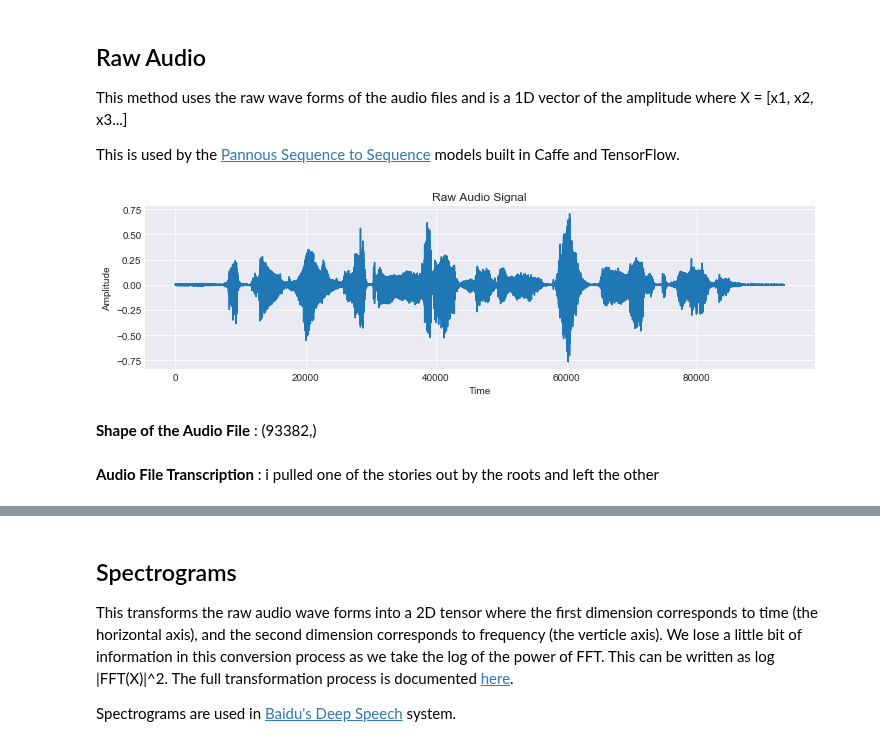
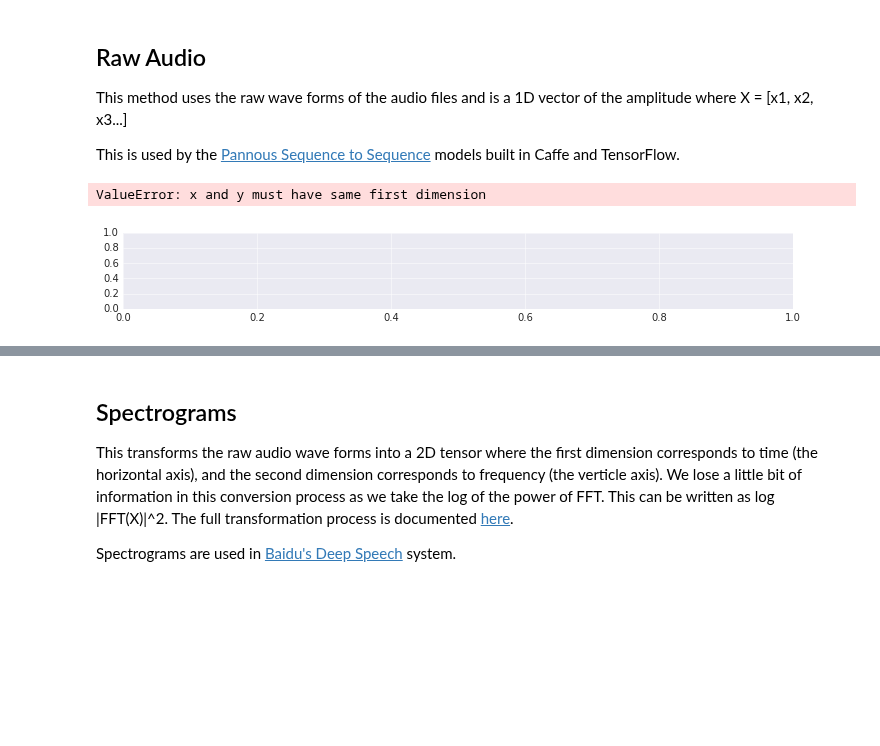
Before and after one commit to bricewalker/Hey-Jetson, a Jupyter notebook: Speech.ipynb, the cells around one changed output, grey strips where cells are left out. Cells and saved outputs as stored; diff of their text form; code cells hidden in the pictures; blank space fills up the shorter version.

```diff
--- a/Speech.ipynb
+++ b/Speech.ipynb
@@ -517,12 +515,12 @@ def vis_train_features(index):
     # Obtain text label
     vis_text = audio_gen.train_texts[index]
     # Obtain raw audio
-    vis_raw_audio, _ = librosa.load(vis_audio_path)
+    sample_rate, samples = wav.read(vis_audio_path)
     # Print total number of training examples
     print('There are %d total training examples.' % len(audio_gen.train_audio_paths))
     # Return labels for plotting
-    return vis_text, vis_raw_audio, vis_mfcc_feature, vis_spectrogram_feature, vis_audio_path
+    return vis_text, sample_rate, samples, vis_mfcc_feature, vis_spectrogram_feature, vis_audio_path
 # %%
 # Creating visualisations for audio file at index number 2012
-vis_text, vis_raw_audio, vis_mfcc_feature, vis_spectrogram_feature, vis_audio_path = vis_train_features(index=2012)
+vis_text, sample_rate, samples, vis_mfcc_feature, vis_spectrogram_feature, vis_audio_path = vis_train_features(index=2012)
 # %% [output]
@@ -535,26 +533,24 @@ This method uses the raw wave forms of the audio files and is a 1D vector of the
 
 This is used by the [Pannous Sequence to Sequence](https://github.com/pannous/tensorflow-speech-recognition) models built in Caffe and TensorFlow.
 # %%
-def plot_raw_audio(vis_raw_audio):
+def plot_raw_audio(sample_rate, samples):
     # Plot the raw audio signal
     fig = plt.figure(figsize=(12,3))
-    ax = fig.add_subplot(111)
-    steps = len(vis_raw_audio)
-    ax.plot(np.linspace(1, steps, steps), vis_raw_audio)
+    ax = fig.add_subplot(211)
+    ax.plot(np.linspace(0, sample_rate/len(samples), sample_rate), samples)
     plt.title('Raw Audio Signal')
     plt.xlabel('Time')
     plt.ylabel('Amplitude')
     plt.show()
 # %%
 # Plot the raw audio file
-plot_raw_audio(vis_raw_audio)
+plot_raw_audio(sample_rate, samples)
 # Print the length of the audio file
-display(Markdown('**Shape of the Audio File** : ' + str(vis_raw_audio.shape)))
+#display(Markdown('**Shape of the Audio File** : ' + str(vis_raw_audio.shape)))
 # Print the transcript corresponding to the audio file
 display(Markdown('**Audio File Transcription** : ' + str(vis_text)))
 # Play the raw audio file
 Audio(vis_audio_path)
 # %% [output]
+ValueError: x and y must have same first dimension
-[figure, old version]
+[figure, new version]
-**Shape of the Audio File** : (93382,)
-**Audio File Transcription** : i pulled one of the stories out by the roots and left the other
```
Also changed, not shown: parts of 8 cells of this notebook, 17 other files.
